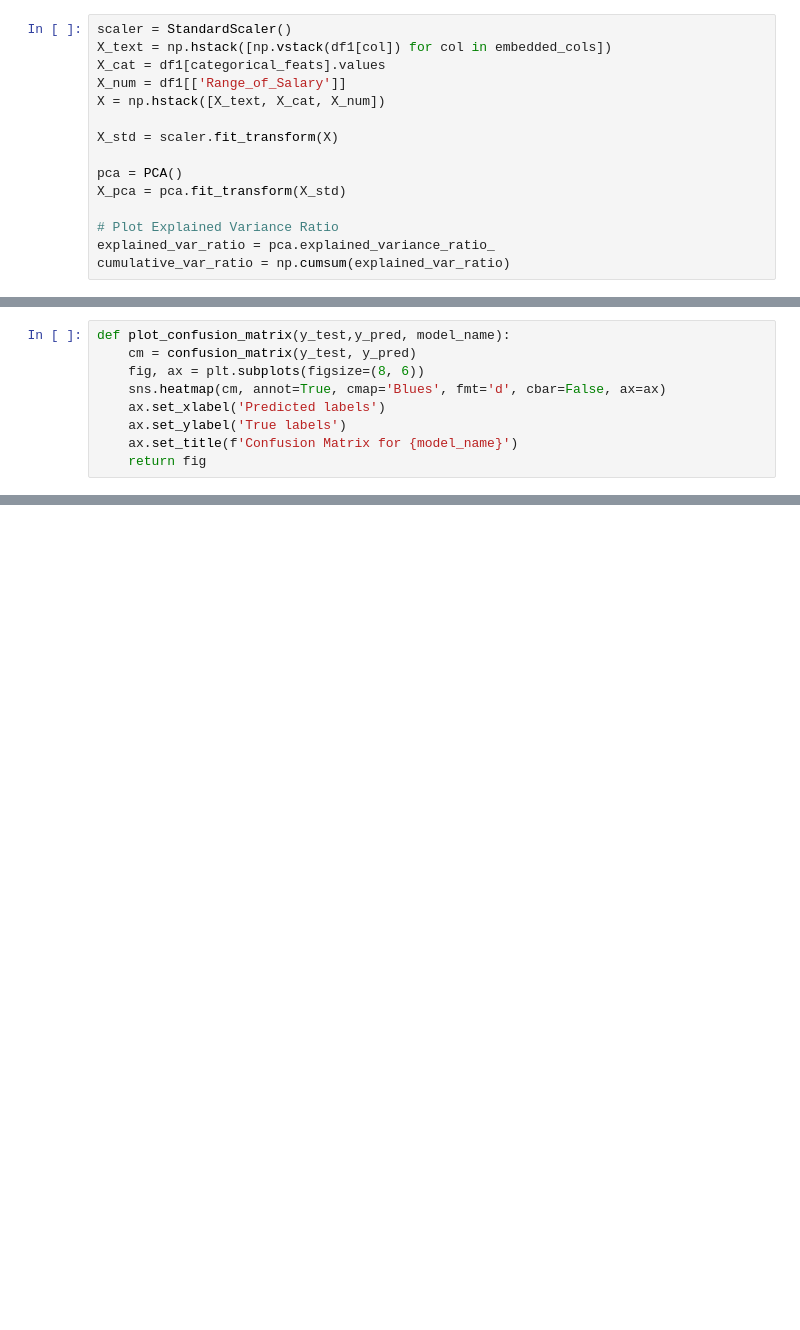
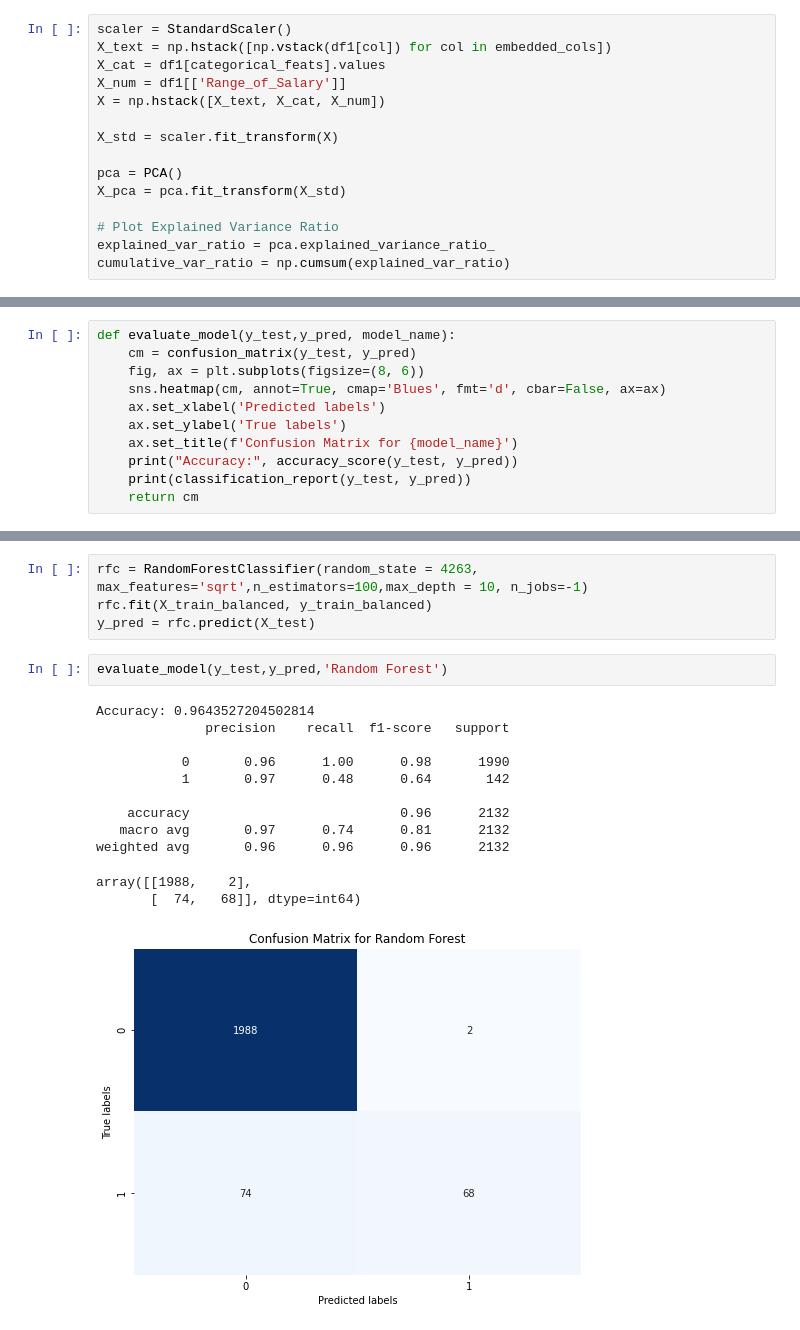
Before and after one commit to cheryltan17/DSA4263-Project, a Jupyter notebook: Models/Models.ipynb, the cells around one changed output, grey strips where cells are left out. Drawn from its saved outputs; the diff is of its cells as text; blank space fills up the shorter version.

```diff
--- a/Models/Models.ipynb
+++ b/Models/Models.ipynb
@@ -117,10 +108,12 @@ weighted avg       0.96      0.93      0.94      2132
 # %%
-def plot_confusion_matrix(y_test,y_pred, model_name):
+def evaluate_model(y_test,y_pred, model_name):
     cm = confusion_matrix(y_test, y_pred)
     fig, ax = plt.subplots(figsize=(8, 6))
     sns.heatmap(cm, annot=True, cmap='Blues', fmt='d', cbar=False, ax=ax)
     ax.set_xlabel('Predicted labels')
     ax.set_ylabel('True labels')
     ax.set_title(f'Confusion Matrix for {model_name}')
-    return fig
+    print("Accuracy:", accuracy_score(y_test, y_pred))
+    print(classification_report(y_test, y_pred))
+    return cm
 # %%
@@ -149,0 +155,19 @@ AUC score: 0.962
+# %%
+rfc = RandomForestClassifier(random_state = 4263, max_features='sqrt',n_estimators=100,max_depth = 10, n_jobs=-1)
+rfc.fit(X_train_balanced, y_train_balanced)
+y_pred = rfc.predict(X_test)
+# %%
+evaluate_model(y_test,y_pred,'Random Forest')
+# %% [output]
+Accuracy: 0.9643527204502814
+              precision    recall  f1-score   support
+
+           0       0.96      1.00      0.98      1990
+           1       0.97      0.48      0.64       142
+
+    accuracy                           0.96      2132
+   macro avg       0.97      0.74      0.81      2132
+weighted avg       0.96      0.96      0.96      2132
+array([[1988,    2],
+       [  74,   68]], dtype=int64)
+[figure, added]
```
Also changed, not shown: parts of 12 cells of this notebook.
